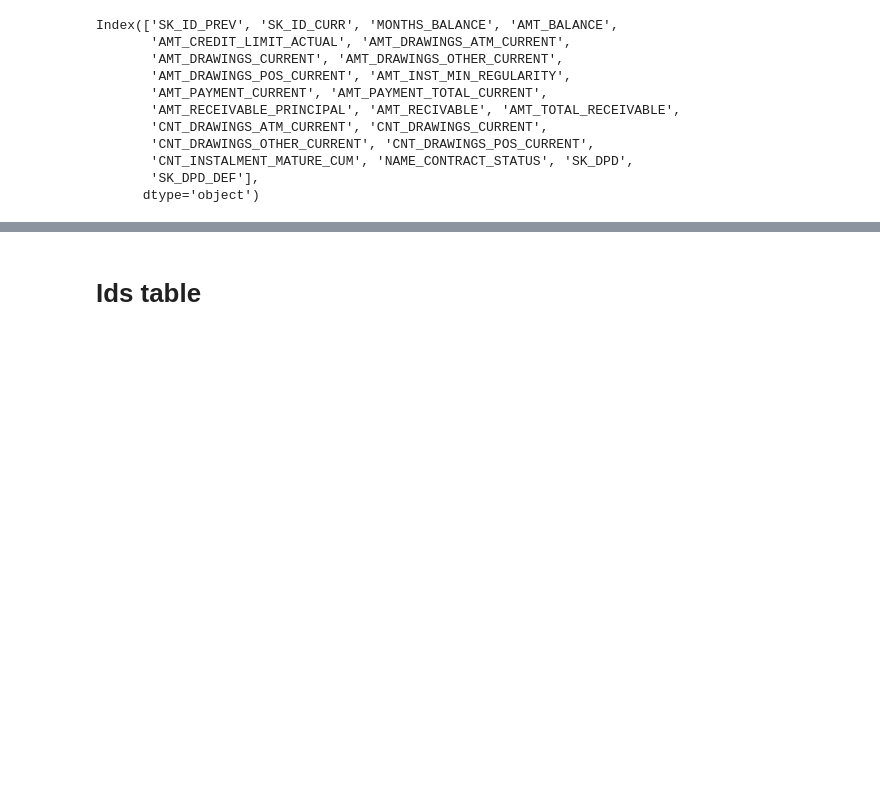
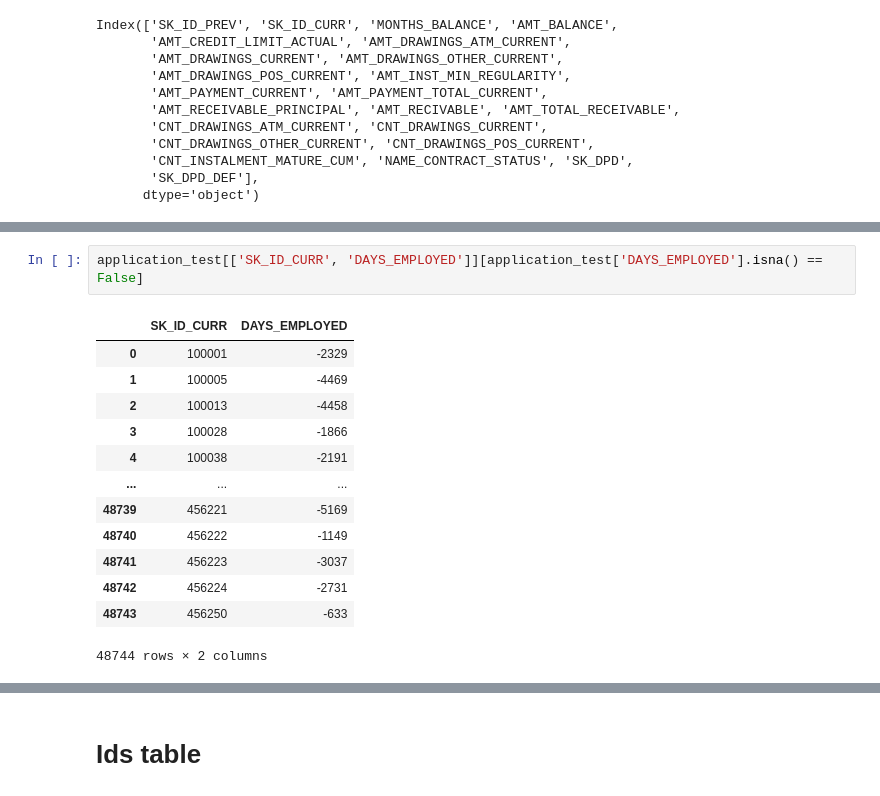
Before and after one commit to MalastarLC/Streamlit_app, a Jupyter notebook: notebook_to_establish_ids_to_troubleshoot.ipynb, the cells around one changed output, grey strips where cells are left out. Cells and saved outputs as stored; diff of their text form; blank space fills up the shorter version.

```diff
--- a/notebook_to_establish_ids_to_troubleshoot.ipynb
+++ b/notebook_to_establish_ids_to_troubleshoot.ipynb
@@ -73,0 +91,16 @@ Index(['SK_ID_PREV', 'SK_ID_CURR', 'MONTHS_BALANCE', 'AMT_BALANCE',
+# %%
+application_test[['SK_ID_CURR', 'DAYS_EMPLOYED']][application_test['DAYS_EMPLOYED'].isna() == False]
+# %% [output]
+|  | SK_ID_CURR | DAYS_EMPLOYED |
+| 0 | 100001 | -2329 |
+| 1 | 100005 | -4469 |
+| 2 | 100013 | -4458 |
+| 3 | 100028 | -1866 |
+| 4 | 100038 | -2191 |
+| ... | ... | ... |
+| 48739 | 456221 | -5169 |
+| 48740 | 456222 | -1149 |
+| 48741 | 456223 | -3037 |
+| 48742 | 456224 | -2731 |
+| 48743 | 456250 | -633 |
+48744 rows × 2 columns
```
Also changed, not shown: parts of 4 cells of this notebook, 2 other files.
